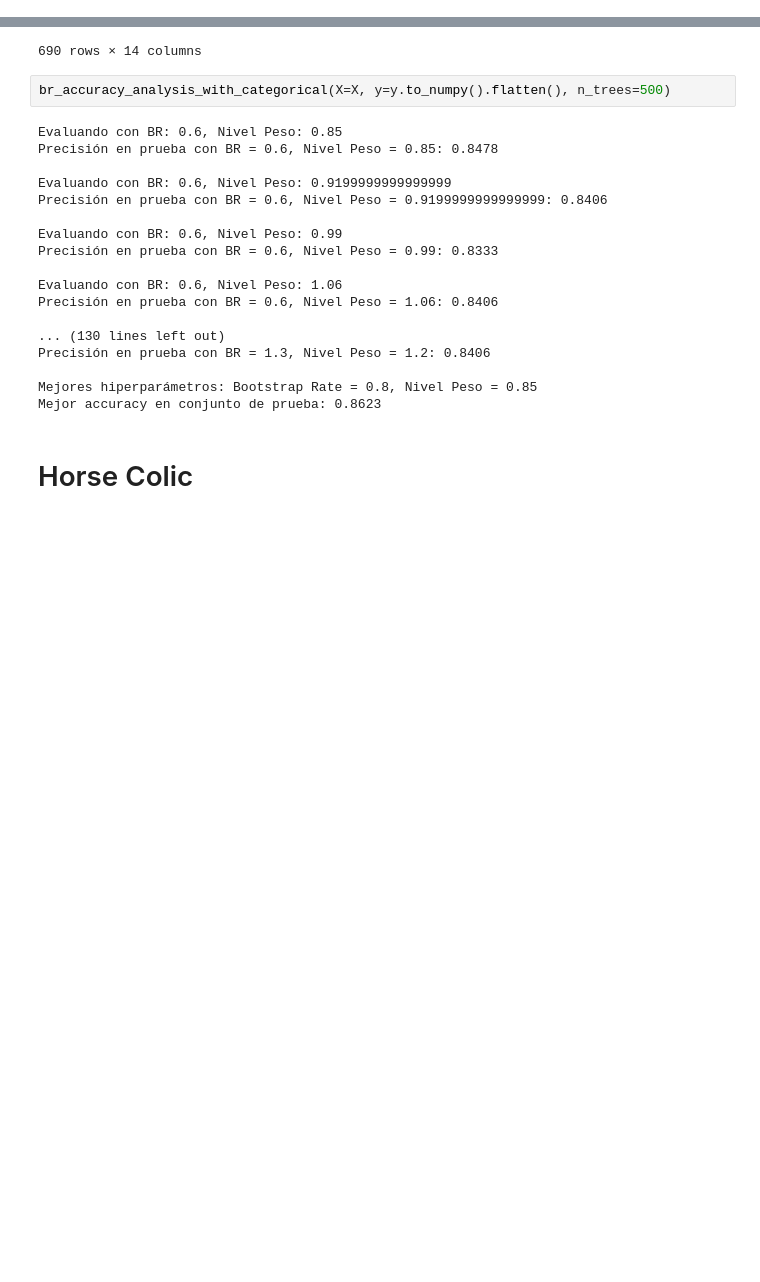
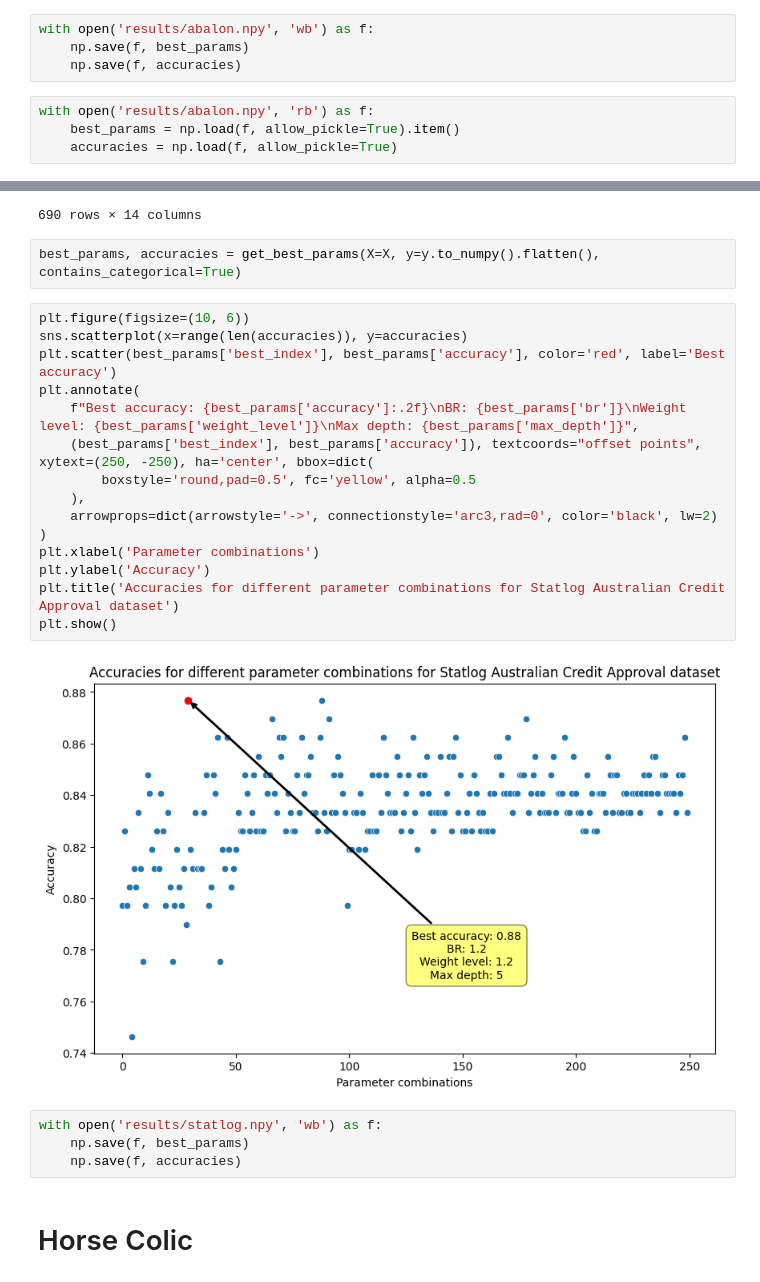
Before and after one commit to SilFernandez2/-algoritmos2_tpi, a Jupyter notebook: notebooks/analisis_datasets_paper.ipynb, the cells around one changed output, grey strips where cells are left out. Drawn from its saved outputs; the diff is of its cells as text; blank space fills up the shorter version.

```diff
--- a/notebooks/analisis_datasets_paper.ipynb
+++ b/notebooks/analisis_datasets_paper.ipynb
@@ -250,3 +291,11 @@ Mejor accuracy en conjunto de prueba: 0.2823
+# %%
+with open('results/abalon.npy', 'wb') as f:
+    np.save(f, best_params)
+    np.save(f, accuracies)
+# %%
+with open('results/abalon.npy', 'rb') as f:
+    best_params = np.load(f, allow_pickle=True).item()
+    accuracies = np.load(f, allow_pickle=True)
 # %% [markdown]
 # Australian Credit Approval (Statlog)
 # %%
@@ -290,25 +339,28 @@ statlog_australian_credit_approval.data.features
 | 689 | 1 | 41.00 | 0.040 | 2 | 10 | 4 | 0.040 | 0 | 1 | 1 | 0 | ... |
 690 rows × 14 columns
 # %%
-br_accuracy_analysis_with_categorical(X=X, y=y.to_numpy().flatten(), n_trees=500)
+best_params, accuracies = get_best_params(X=X, y=y.to_numpy().flatten(), contains_categorical=True)
-# %% [output]
-Evaluando con BR: 0.6, Nivel Peso: 0.85
-Precisión en prueba con BR = 0.6, Nivel Peso = 0.85: 0.8478
-
-Evaluando con BR: 0.6, Nivel Peso: 0.9199999999999999
-Precisión en prueba con BR = 0.6, Nivel Peso = 0.9199999999999999: 0.8406
-
-Evaluando con BR: 0.6, Nivel Peso: 0.99
-Precisión en prueba con BR = 0.6, Nivel Peso = 0.99: 0.8333
-
-Evaluando con BR: 0.6, Nivel Peso: 1.06
-Precisión en prueba con BR = 0.6, Nivel Peso = 1.06: 0.8406
-
-... (130 lines left out)
-Precisión en prueba con BR = 1.3, Nivel Peso = 1.2: 0.8406
-
-Mejores hiperparámetros: Bootstrap Rate = 0.8, Nivel Peso = 0.85
-Mejor accuracy en conjunto de prueba: 0.8623
+# %%
+plt.figure(figsize=(10, 6))
+sns.scatterplot(x=range(len(accuracies)), y=accuracies)
+plt.scatter(best_params['best_index'], best_params['accuracy'], color='red', label='Best accuracy')
+plt.annotate(
+    f"Best accuracy: {best_params['accuracy']:.2f}\nBR: {best_params['br']}\nWeight level: {best_params['weight_level']}\nMax depth: {best_params['max_depth']}",
+    (best_params['best_index'], best_params['accuracy']), textcoords="offset points", xytext=(250, -250), ha='center', bbox=dict(
+        boxstyle='round,pad=0.5', fc='yellow', alpha=0.5
+    ),
+    arrowprops=dict(arrowstyle='->', connectionstyle='arc3,rad=0', color='black', lw=2)
+)
+plt.xlabel('Parameter combinations')
+plt.ylabel('Accuracy')
+plt.title('Accuracies for different parameter combinations for Statlog Australian Credit Approval dataset')
+plt.show()
+# %% [output]
+[figure, added]
+# %%
+with open('results/statlog.npy', 'wb') as f:
+    np.save(f, best_params)
+    np.save(f, accuracies)
 # %% [markdown]
 # Horse Colic
 # %%
```
Also changed, not shown: parts of 17 cells of this notebook.
